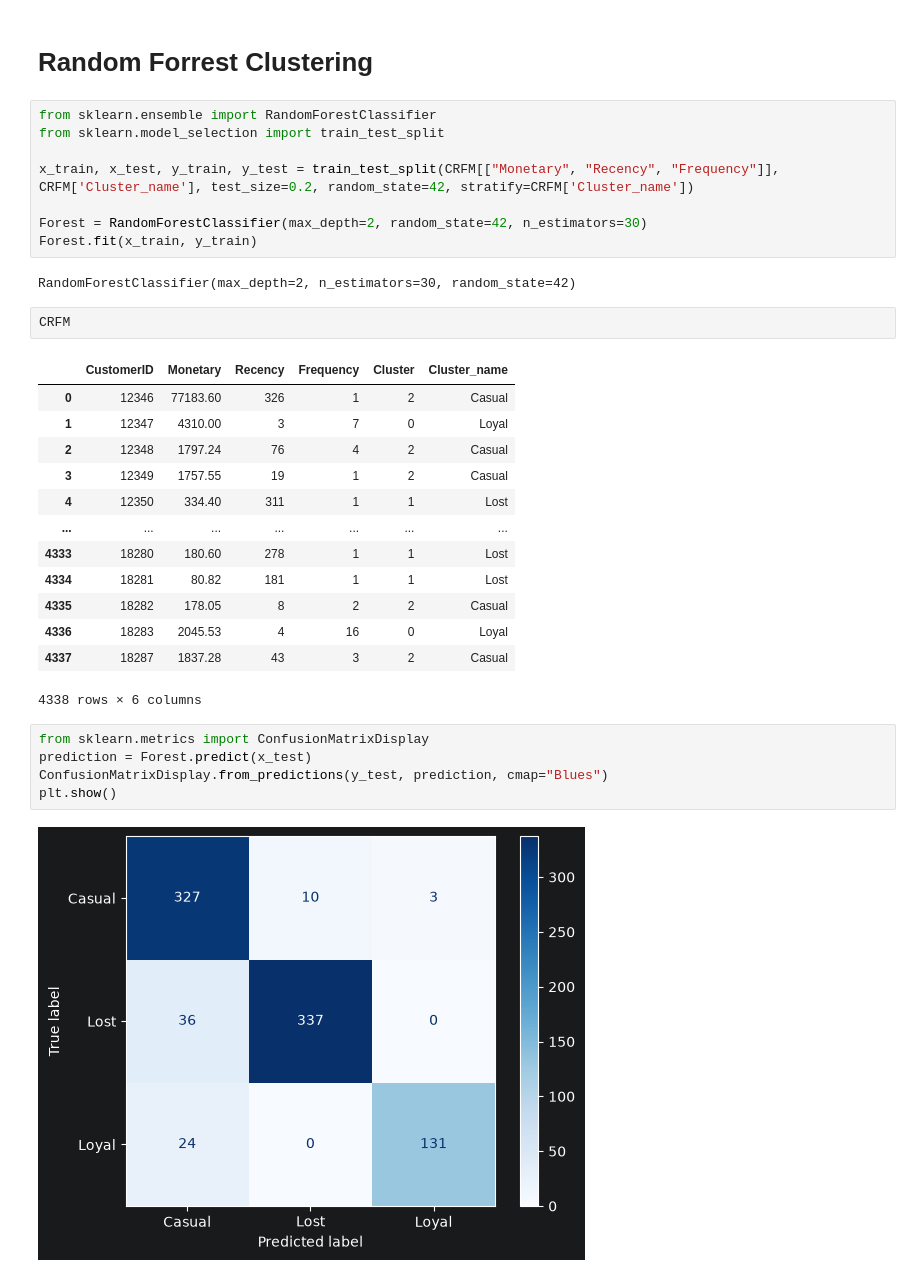
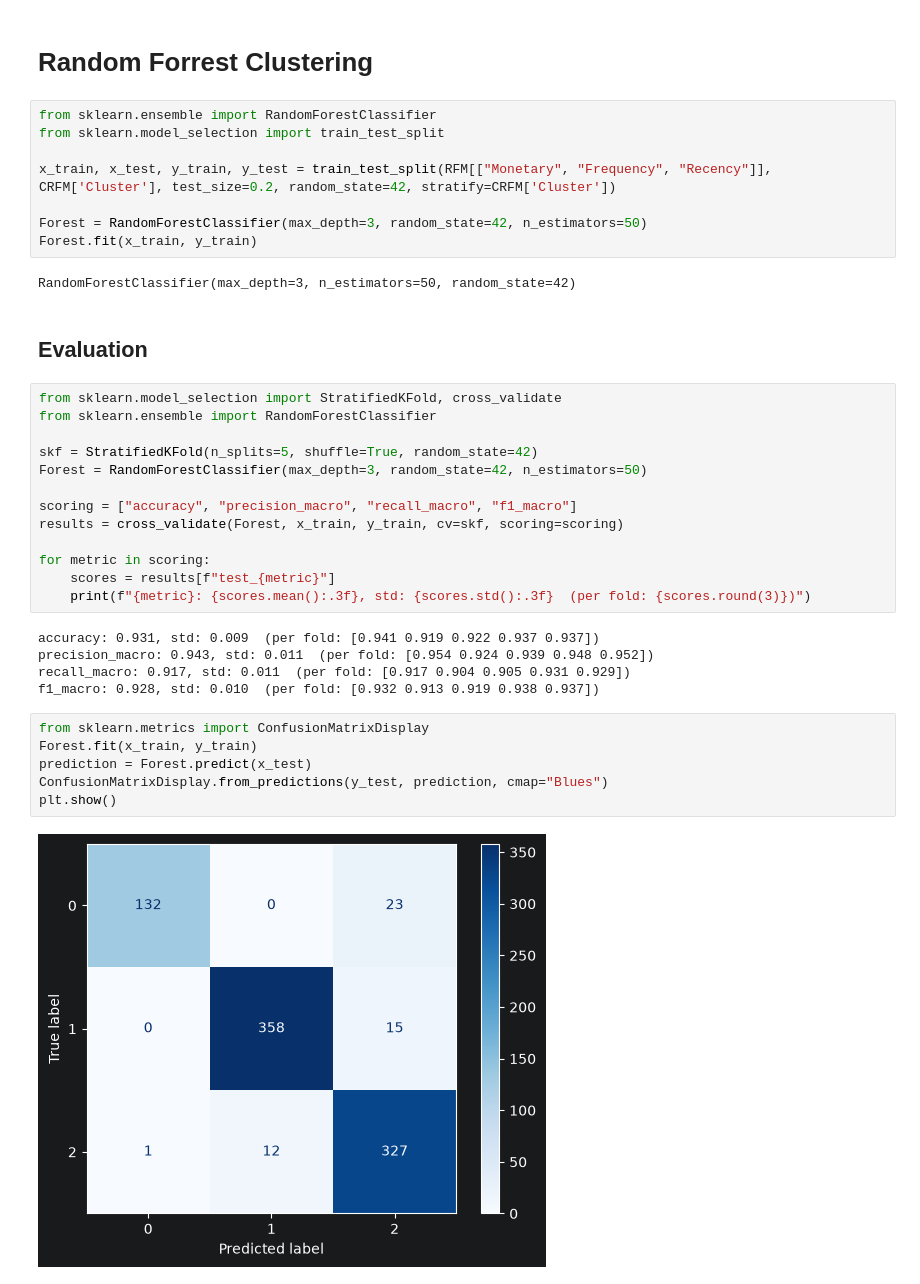
Before and after one commit to Aymanemjj/ML_Classification_of_clients, a Jupyter notebook: notebooks/main.ipynb, the cells around one changed output. Saved outputs shown, nothing was run; the diff lists cells and outputs as text.

Commit message:
Model scoring and testing
Scored the model on ["accuracy", "precision_macro", "recall_macro", "f1_macro"] using kfold cross validation.
ConfusionMatrix.
Feature importance.
Tested on new data.

```diff
--- a/notebooks/main.ipynb
+++ b/notebooks/main.ipynb
@@ -484,32 +484,37 @@ CRFM
 from sklearn.ensemble import RandomForestClassifier
 from sklearn.model_selection import train_test_split
 
-x_train, x_test, y_train, y_test = train_test_split(CRFM[["Monetary", "Recency", "Frequency"]], CRFM['Cluster_name'], test_size=0.2, random_state=42, stratify=CRFM['Cluster_name'])
+x_train, x_test, y_train, y_test = train_test_split(RFM[["Monetary", "Frequency", "Recency"]], CRFM['Cluster'], test_size=0.2, random_state=42, stratify=CRFM['Cluster'])
 
-Forest = RandomForestClassifier(max_depth=2, random_state=42, n_estimators=30)
+Forest = RandomForestClassifier(max_depth=3, random_state=42, n_estimators=50)
 Forest.fit(x_train, y_train)
 # %% [output]
-RandomForestClassifier(max_depth=2, n_estimators=30, random_state=42)
+RandomForestClassifier(max_depth=3, n_estimators=50, random_state=42)
-# %%
-CRFM
-# %% [output]
-|  | CustomerID | Monetary | Recency | Frequency | Cluster | Cluster_name |
-| 0 | 12346 | 77183.60 | 326 | 1 | 2 | Casual |
-| 1 | 12347 | 4310.00 | 3 | 7 | 0 | Loyal |
-| 2 | 12348 | 1797.24 | 76 | 4 | 2 | Casual |
-| 3 | 12349 | 1757.55 | 19 | 1 | 2 | Casual |
-| 4 | 12350 | 334.40 | 311 | 1 | 1 | Lost |
-| ... | ... | ... | ... | ... | ... | ... |
-| 4333 | 18280 | 180.60 | 278 | 1 | 1 | Lost |
-| 4334 | 18281 | 80.82 | 181 | 1 | 1 | Lost |
-| 4335 | 18282 | 178.05 | 8 | 2 | 2 | Casual |
-| 4336 | 18283 | 2045.53 | 4 | 16 | 0 | Loyal |
-| 4337 | 18287 | 1837.28 | 43 | 3 | 2 | Casual |
-4338 rows × 6 columns
+# %% [markdown]
+## Evaluation
+# %%
+from sklearn.model_selection import StratifiedKFold, cross_validate
+from sklearn.ensemble import RandomForestClassifier
+
+skf = StratifiedKFold(n_splits=5, shuffle=True, random_state=42)
+Forest = RandomForestClassifier(max_depth=3, random_state=42, n_estimators=50)
+
+scoring = ["accuracy", "precision_macro", "recall_macro", "f1_macro"]
+results = cross_validate(Forest, x_train, y_train, cv=skf, scoring=scoring)
+
+for metric in scoring:
+    scores = results[f"test_{metric}"]
+    print(f"{metric}: {scores.mean():.3f}, std: {scores.std():.3f}  (per fold: {scores.round(3)})")
+# %% [output]
+accuracy: 0.931, std: 0.009  (per fold: [0.941 0.919 0.922 0.937 0.937])
+precision_macro: 0.943, std: 0.011  (per fold: [0.954 0.924 0.939 0.948 0.952])
+recall_macro: 0.917, std: 0.011  (per fold: [0.917 0.904 0.905 0.931 0.929])
+f1_macro: 0.928, std: 0.010  (per fold: [0.932 0.913 0.919 0.938 0.937])
 # %%
 from sklearn.metrics import ConfusionMatrixDisplay
+Forest.fit(x_train, y_train)
 prediction = Forest.predict(x_test)
 ConfusionMatrixDisplay.from_predictions(y_test, prediction, cmap="Blues")
 plt.show()
 # %% [output]
-[figure, old version]
+[figure, new version]
```
Also changed, not shown: parts of 7 cells of this notebook.
